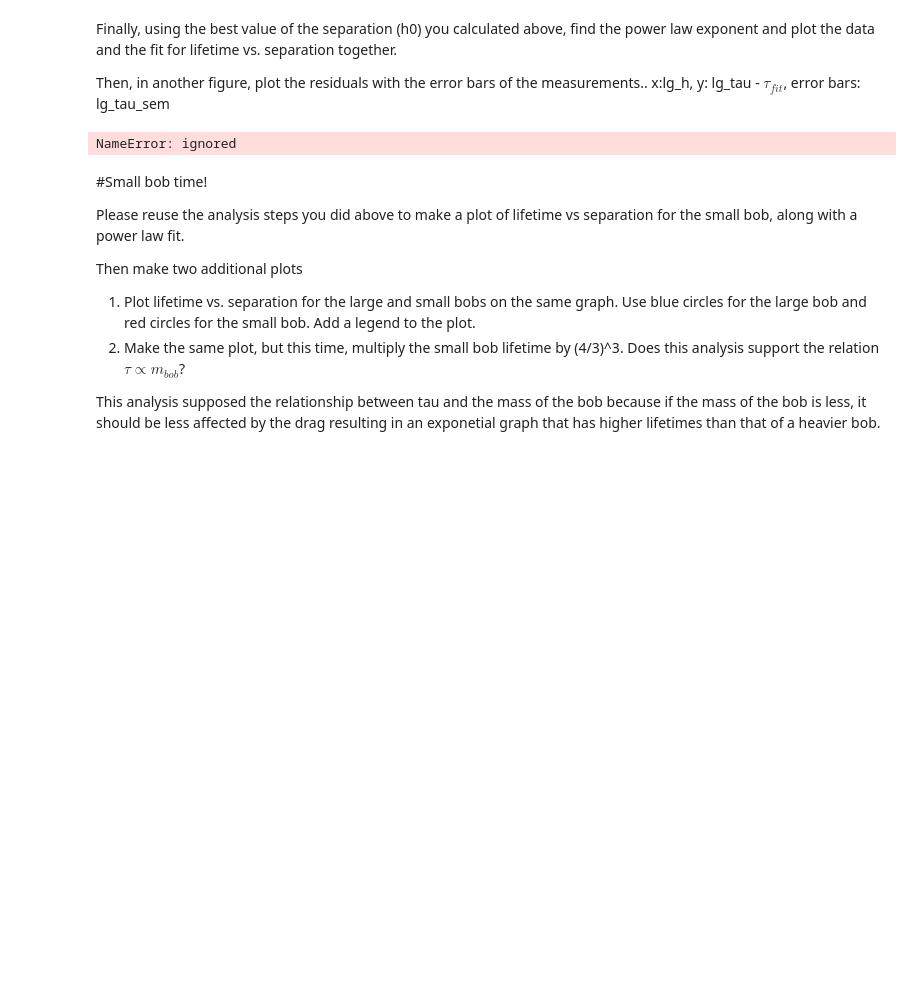
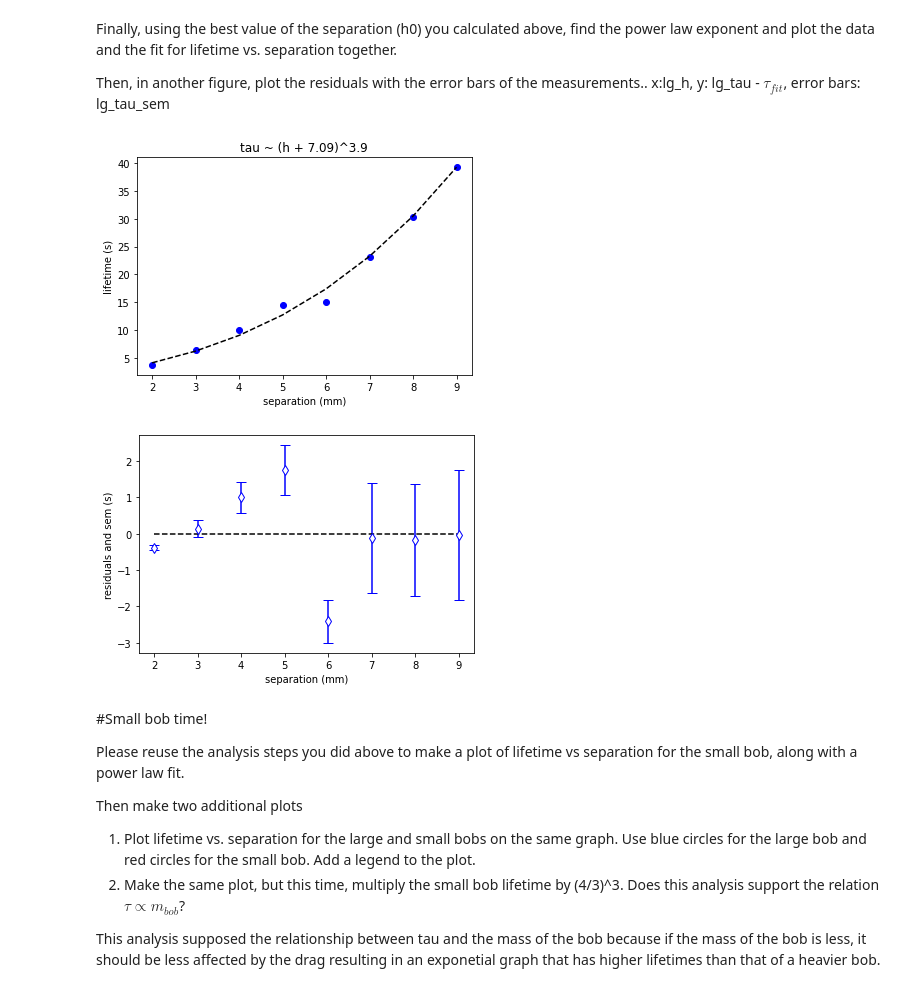
Before and after one commit to NYUExperimentalPhysics1-2021/labanalysis2-jaylan-wu, a Jupyter notebook: LabAnalysis2.ipynb, the cells around one changed output. Saved outputs shown, nothing was run; the diff lists cells and outputs as text; code cells hidden in the pictures; blank space fills up the shorter version.

```diff
--- a/LabAnalysis2.ipynb
+++ b/LabAnalysis2.ipynb
@@ -530,27 +529,29 @@ Finally, using the best value of the separation (h0) you calculated above, find
 
 Then, in another figure, plot the residuals with the error bars of the measurements.. x:lg_h, y: lg_tau - $\tau_{fit}$, error bars: lg_tau_sem
 # %%
-x = np.log(np.array(lg_h) + hmin)
+x = np.log(np.array(lg_h) + h0)
 y = np.log(lg_tau)
 
 m,b,yfit = fitLine(x,y) #CODE 24: fit to a line y = mx + b
 lg_taufit = np.exp(yfit)
 
 #CODE 25: plot lg_tau vs. lg_h with blue circles and lg_taufit vs lg_h with a black dashed line
 plt.plot(lg_h, lg_tau,  'bo', lg_h, np.exp(yfit), 'k--')
 plt.xlabel('separation (mm)')
 plt.ylabel('lifetime (s)')
-plt.title('tau ~ (h + {:.2f})^{:.1f}'.format(hmin, m) );
+plt.title('tau ~ (h + {:.2f})^{:.1f}'.format(h0, m) );
 
 plt.figure()
 #CODE 26: error bar plot of lg_tau-lg_taufit vs. lg_h, yerr = lg_tau_sem
+plt.errorbar(lg_h, lg_tau - lg_taufit, yerr=lg_tau_sem, marker='d', ls='none', ms=7, solid_capstyle='projecting', capsize=5, ecolor='blue', mfc='white', mec='blue', label="large bob")
 plt.xlabel('separation (mm)')
 plt.ylabel('residuals and sem (s)')
 
 #Add a black dashed line across the x-axis by plotting lg_h*0 vs lg_h.
 plt.plot(lg_h, lg_h*0, 'k--');
 # %% [output]
-NameError: ignored
+[figure, added]
+[figure, added]
 # %% [markdown]
 #Small bob time!
 
```
Also changed, not shown: parts of 2 cells of this notebook.
